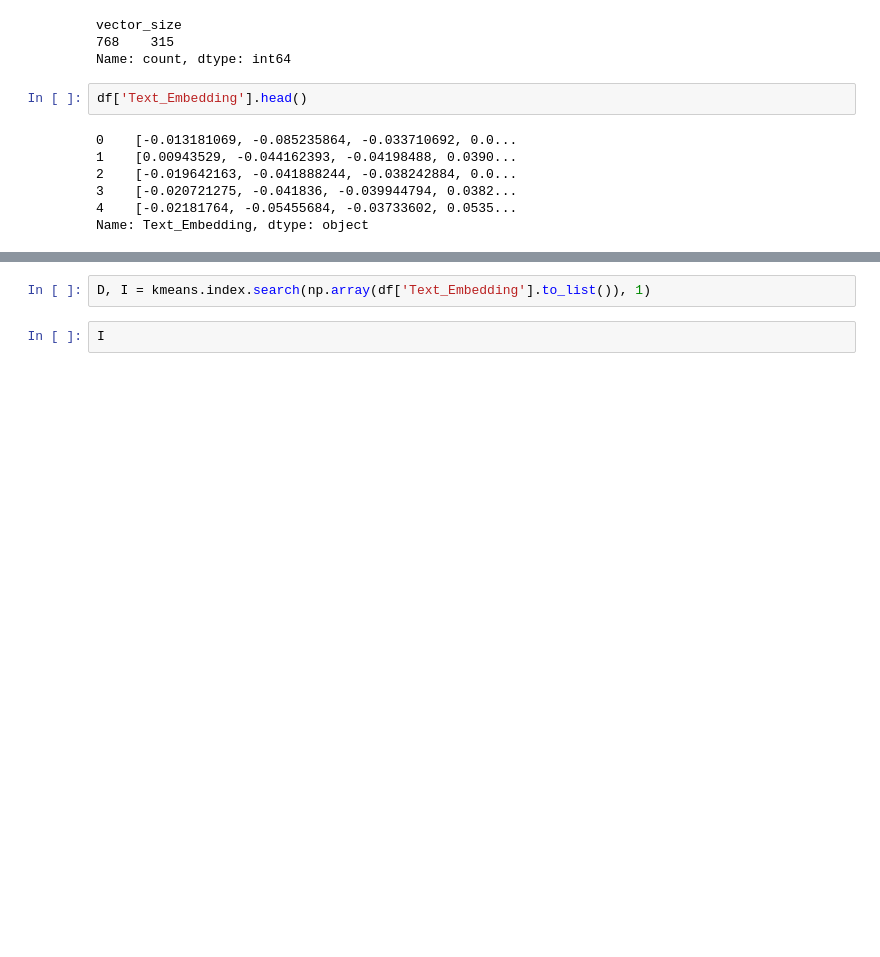
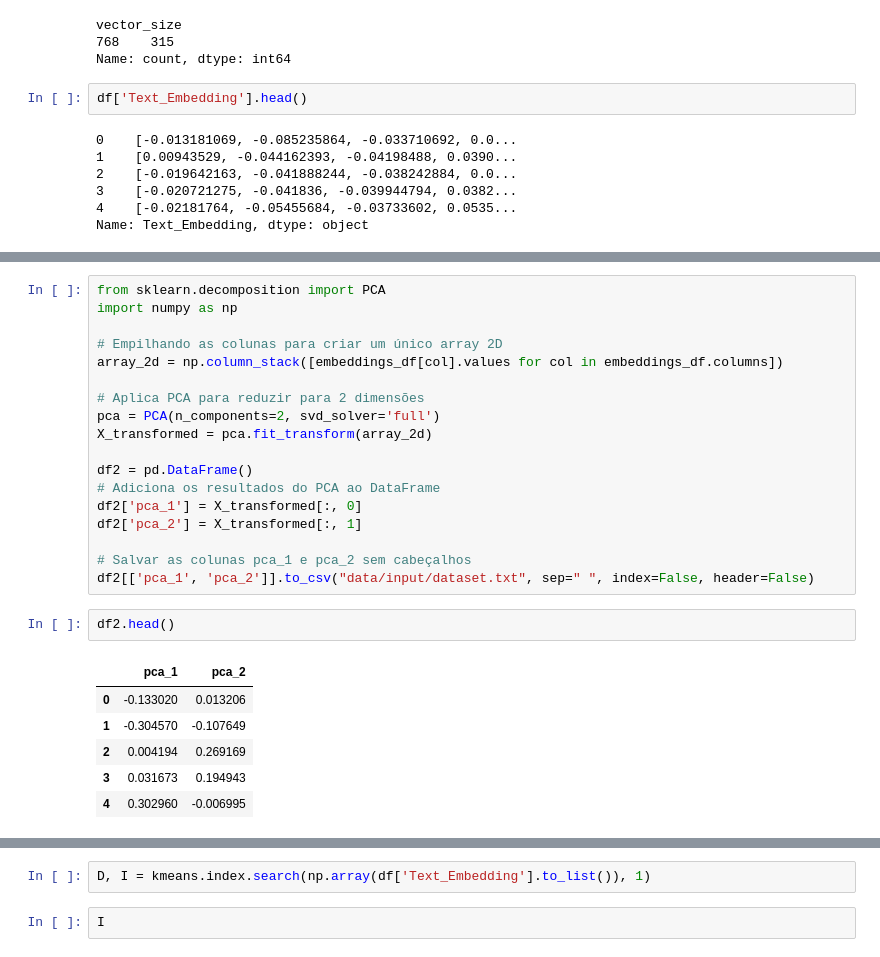
Before and after one commit to AertySantos/Clusterizacao_Semantica, a Jupyter notebook: ana_emb.ipynb, the cells around one changed output, grey strips where cells are left out. Cells and saved outputs as stored; diff of their text form; blank space fills up the shorter version.

```diff
--- a/ana_emb.ipynb
+++ b/ana_emb.ipynb
@@ -182,6 +182,33 @@ embeddings_df
 | 313 | 0.022682 | -0.018811 | -0.029147 | 0.018753 | 0.000718 | 0.019454 | 0.042098 | 0.021730 | -0.003638 | -0.025480 | ... | ... |
 | 314 | -0.021308 | -0.048779 | -0.039519 | 0.042818 | 0.012345 | -0.022527 | -0.007005 | 0.049127 | 0.005409 | 0.034108 | ... | ... |
 315 rows × 768 columns
+# %%
+from sklearn.decomposition import PCA
+import numpy as np
+
+# Empilhando as colunas para criar um único array 2D
+array_2d = np.column_stack([embeddings_df[col].values for col in embeddings_df.columns])
+
+# Aplica PCA para reduzir para 2 dimensões
+pca = PCA(n_components=2, svd_solver='full')
+X_transformed = pca.fit_transform(array_2d)
+
+df2 = pd.DataFrame()
+# Adiciona os resultados do PCA ao DataFrame
+df2['pca_1'] = X_transformed[:, 0]
+df2['pca_2'] = X_transformed[:, 1]
+
+# Salvar as colunas pca_1 e pca_2 sem cabeçalhos
+df2[['pca_1', 'pca_2']].to_csv("data/input/dataset.txt", sep=" ", index=False, header=False)
+# %%
+df2.head()
+# %% [output]
+|  | pca_1 | pca_2 |
+| 0 | -0.133020 | 0.013206 |
+| 1 | -0.304570 | -0.107649 |
+| 2 | 0.004194 | 0.269169 |
+| 3 | 0.031673 | 0.194943 |
+| 4 | 0.302960 | -0.006995 |
 # %%
 import faiss                   # make faiss available
 ncentroids = 3
```
Also changed, not shown: parts of 2 cells of this notebook, 22 other files.
